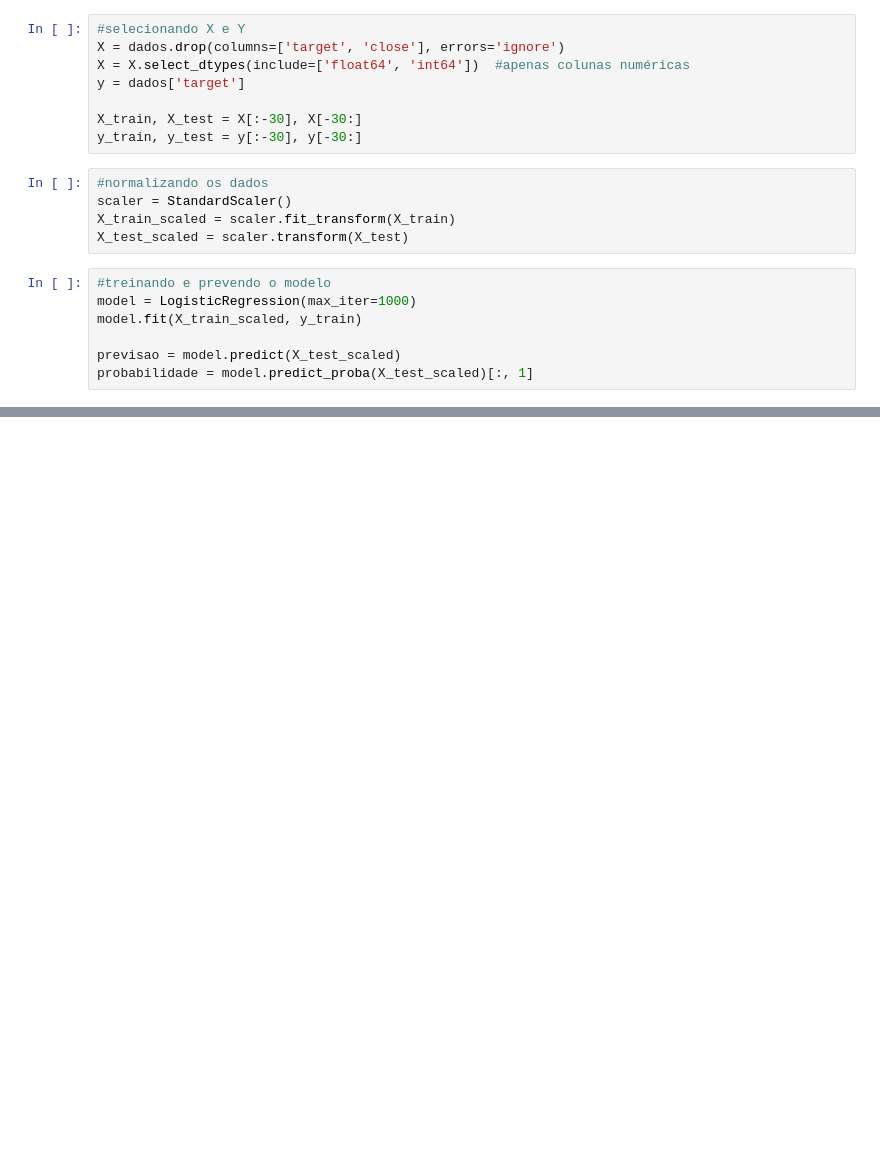
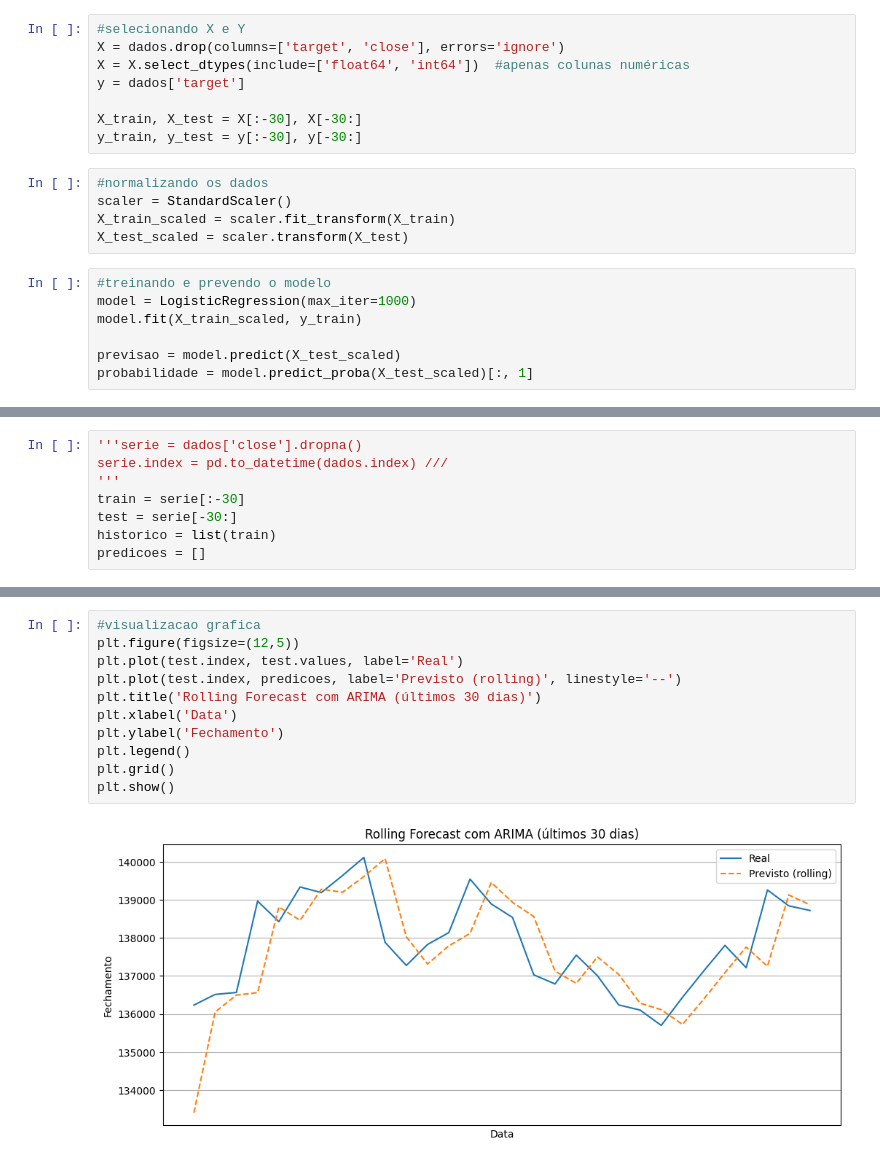
Before and after one commit to JacksonvBarbosa/Analise_Indice_Ibovespa, a Jupyter notebook: tech_02.ipynb, the cells around one changed output, grey strips where cells are left out. Drawn from its saved outputs; the diff is of its cells as text; blank space fills up the shorter version.

```diff
--- a/tech_02.ipynb
+++ b/tech_02.ipynb
@@ -392,0 +464,8 @@ weighted avg       0.52      0.53      0.42        30
+# %%
+'''serie = dados['close'].dropna()
+serie.index = pd.to_datetime(dados.index) ///
+'''
+train = serie[:-30]
+test = serie[-30:]
+historico = list(train)
+predicoes = []
@@ -392,0 +485,13 @@ weighted avg       0.52      0.53      0.42        30
+# %%
+#visualizacao grafica
+plt.figure(figsize=(12,5))
+plt.plot(test.index, test.values, label='Real')
+plt.plot(test.index, predicoes, label='Previsto (rolling)', linestyle='--')
+plt.title('Rolling Forecast com ARIMA (últimos 30 dias)')
+plt.xlabel('Data')
+plt.ylabel('Fechamento')
+plt.legend()
+plt.grid()
+plt.show()
+# %% [output]
+[figure, added]
```
Also changed, not shown: parts of 19 cells of this notebook.
